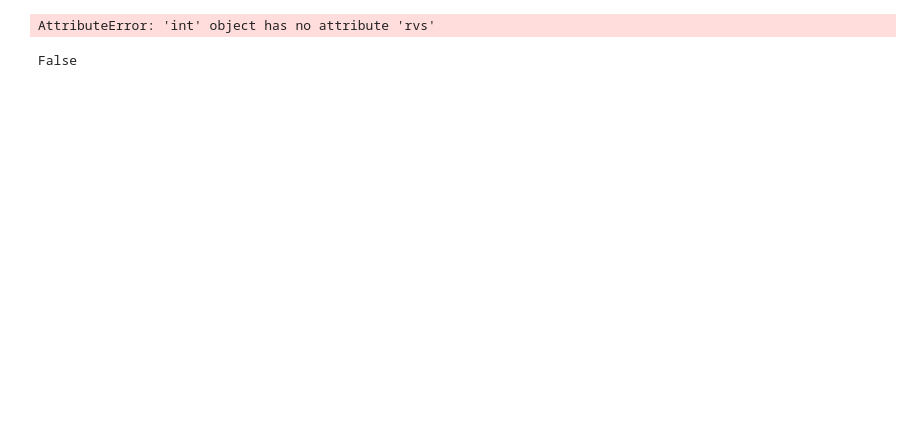
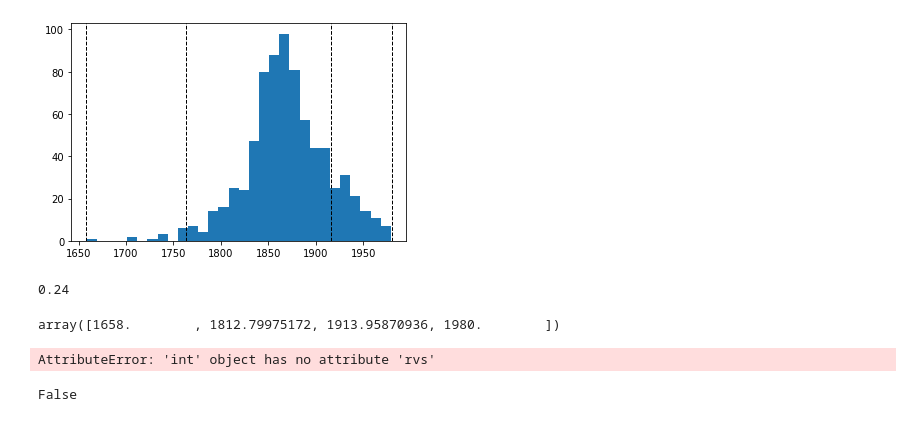
Before and after one commit to sleipner42/LP32020, a Jupyter notebook: monte-carlo/HA 3/MCMC.ipynb, the cells around one changed output. Saved outputs shown, nothing was run; the diff lists cells and outputs as text; code cells hidden in the pictures; blank space fills up the shorter version.

```diff
--- a/monte-carlo/HA 3/MCMC.ipynb
+++ b/monte-carlo/HA 3/MCMC.ipynb
@@ -165,5 +134,17 @@ array = np.array([1,4,2,2])
+# %%
+plt.hist(disasters, bins = 'auto')
+for breakpoint in breakpoints[-1]:
+    plt.axvline(breakpoint, color='k', linestyle='dashed', linewidth=1)
+# %% [output]
+[figure, added]
+# %%
+np.sum(accepts)/len(accepts)
+# %% [output]
+0.24
 # %%
-gamma = 1
+breakpoints[-1]
+# %% [output]
+array([1658.        , 1812.79975172, 1913.95870936, 1980.        ])
 # %%
 gamma.rvs()
 # %% [output]
```
Also changed, not shown: parts of 5 cells of this notebook, 1 other file.
